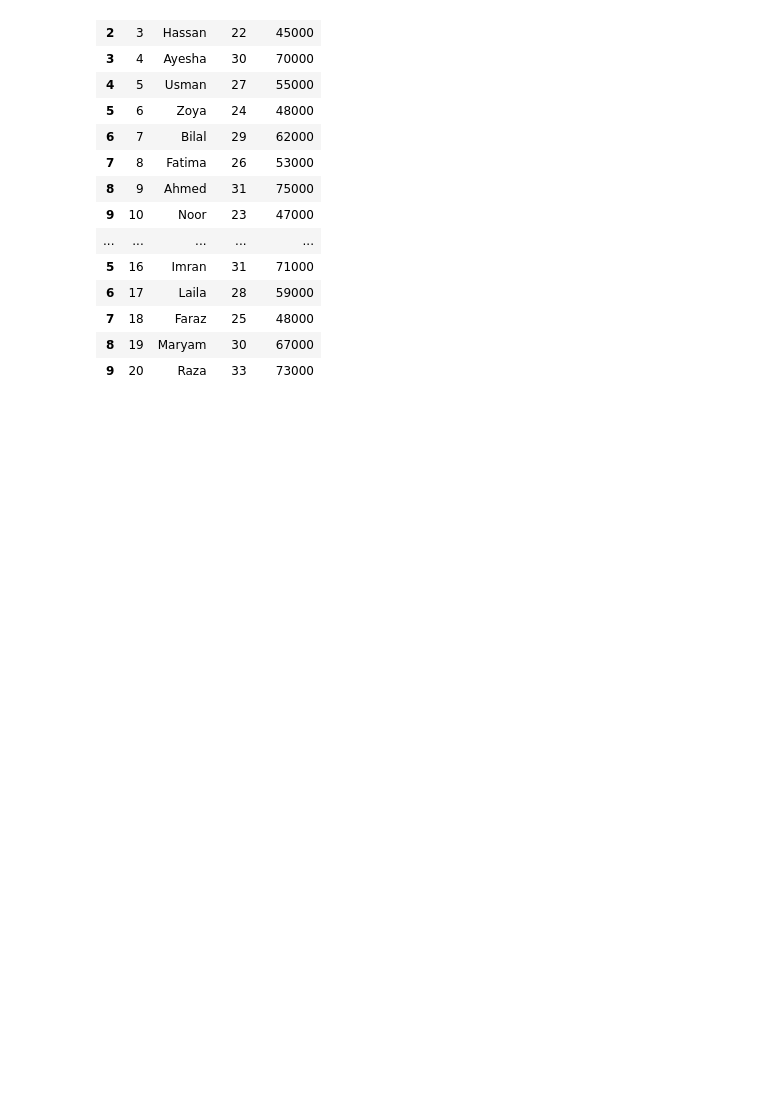
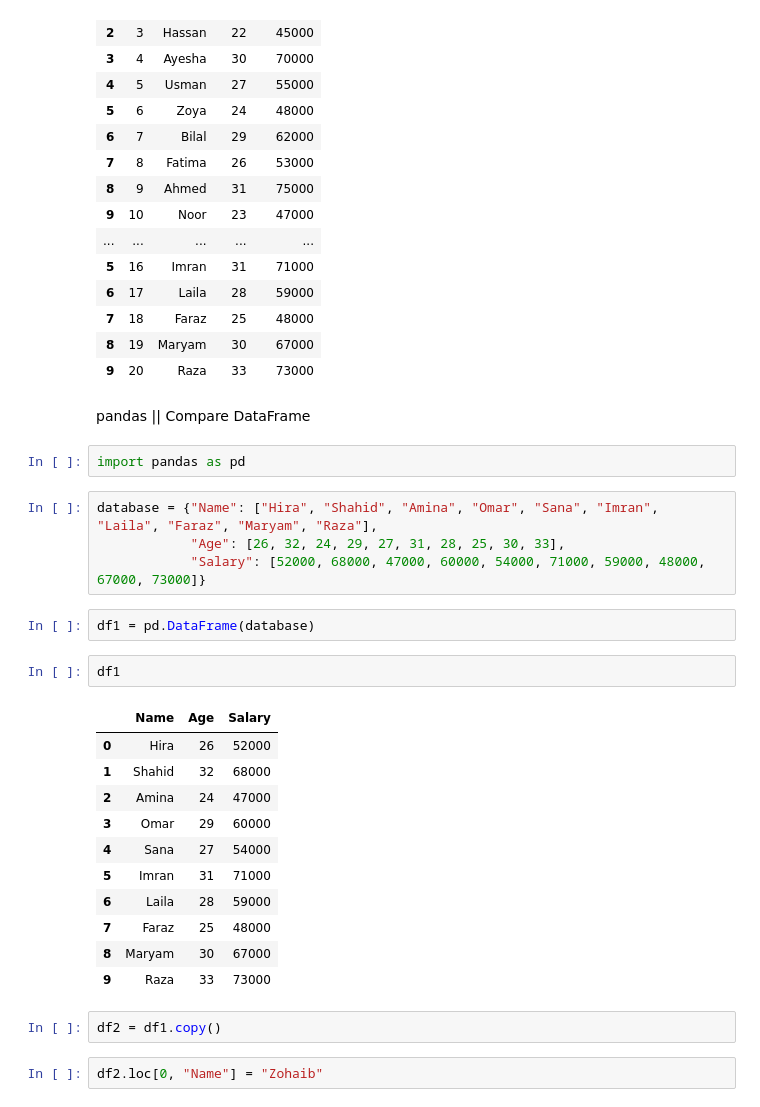
Before and after one commit to DotZohaib/Data-Analytics-Turning-Raw-Data-into-Actionable-Insights, a Jupyter notebook: 34_pandas_Python_Data_Analytics.ipynb, the cells around one changed output. Saved outputs shown, nothing was run; the diff lists cells and outputs as text; blank space fills up the shorter version.

```diff
--- a/34_pandas_Python_Data_Analytics.ipynb
+++ b/34_pandas_Python_Data_Analytics.ipynb
@@ -223,3 +223,31 @@ pd.concat([a, b])
 | 7 | 18 | Faraz | 25 | 48000 |
 | 8 | 19 | Maryam | 30 | 67000 |
 | 9 | 20 | Raza | 33 | 73000 |
+# %% [markdown]
+pandas ||  Compare DataFrame
+# %%
+import pandas as pd
+# %%
+database = {"Name": ["Hira", "Shahid", "Amina", "Omar", "Sana", "Imran", "Laila", "Faraz", "Maryam", "Raza"],
+            "Age": [26, 32, 24, 29, 27, 31, 28, 25, 30, 33],
+            "Salary": [52000, 68000, 47000, 60000, 54000, 71000, 59000, 48000, 67000, 73000]}
+# %%
+df1 = pd.DataFrame(database)
+# %%
+df1
+# %% [output]
+|  | Name | Age | Salary |
+| 0 | Hira | 26 | 52000 |
+| 1 | Shahid | 32 | 68000 |
+| 2 | Amina | 24 | 47000 |
+| 3 | Omar | 29 | 60000 |
+| 4 | Sana | 27 | 54000 |
+| 5 | Imran | 31 | 71000 |
+| 6 | Laila | 28 | 59000 |
+| 7 | Faraz | 25 | 48000 |
+| 8 | Maryam | 30 | 67000 |
+| 9 | Raza | 33 | 73000 |
+# %%
+df2 = df1.copy()
+# %%
+df2.loc[0, "Name"] = "Zohaib"
```
Also changed, not shown: parts of 4 cells of this notebook, 3 other files.
